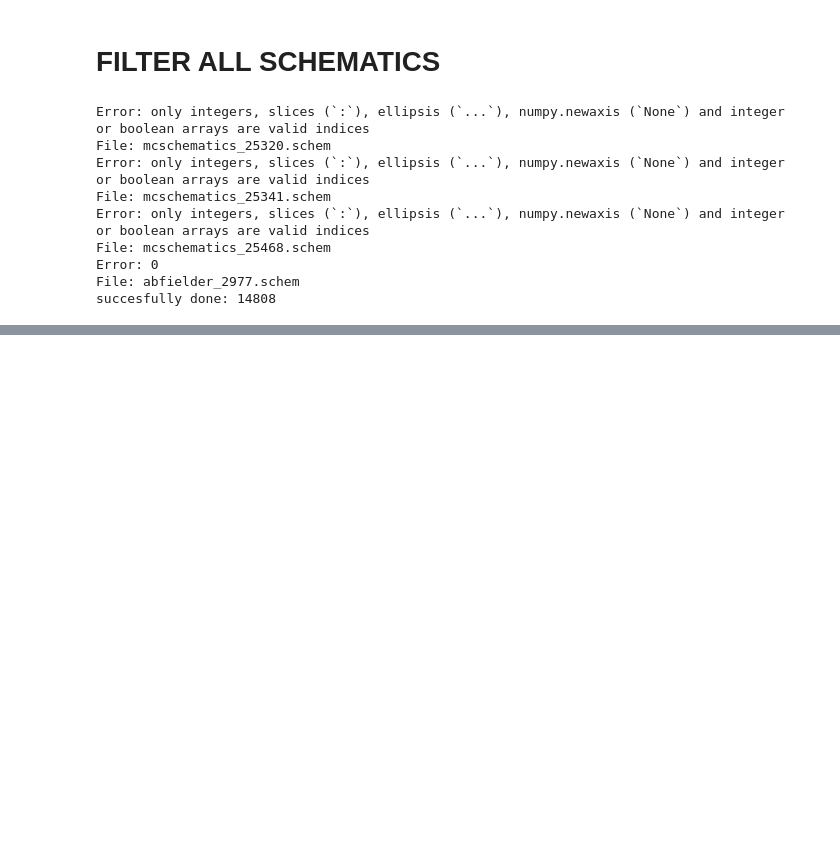
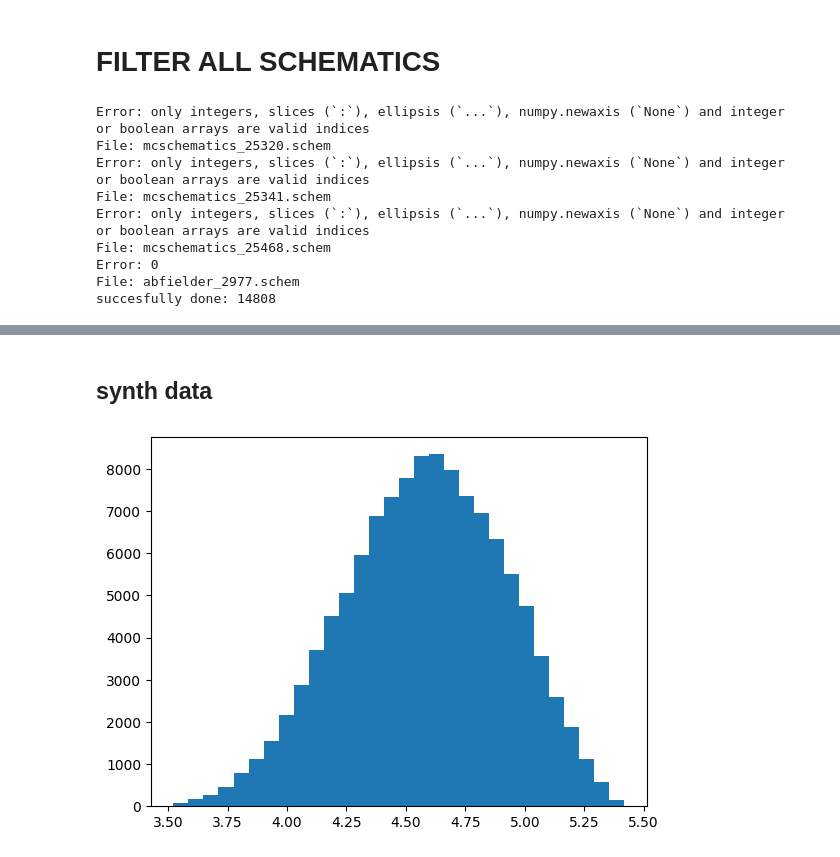
Before and after one commit to oleja1shpep/DiffusionCraft, a Jupyter notebook: src/notebooks/stats.ipynb, the cells around one changed output, grey strips where cells are left out. Drawn from its saved outputs; the diff is of its cells as text; code cells hidden in the pictures; blank space fills up the shorter version.

```diff
--- a/src/notebooks/stats.ipynb
+++ b/src/notebooks/stats.ipynb
@@ -2025,0 +2511,15 @@ with open("../../data/web_data/filtered_schem_data.json", "w", encoding="utf-8")
+# %% [markdown]
+## synth data
+# %%
+import numpy as np
+import json
+
+import matplotlib.pyplot as plt
+
+
+with open("volumes.json") as f:
+    train_volumes = np.array(json.load(f))
+
+plt.hist(np.log10(train_volumes), bins=30);
+# %% [output]
+[figure, added]
```
Also changed, not shown: parts of 5 cells of this notebook, 2 other files.
